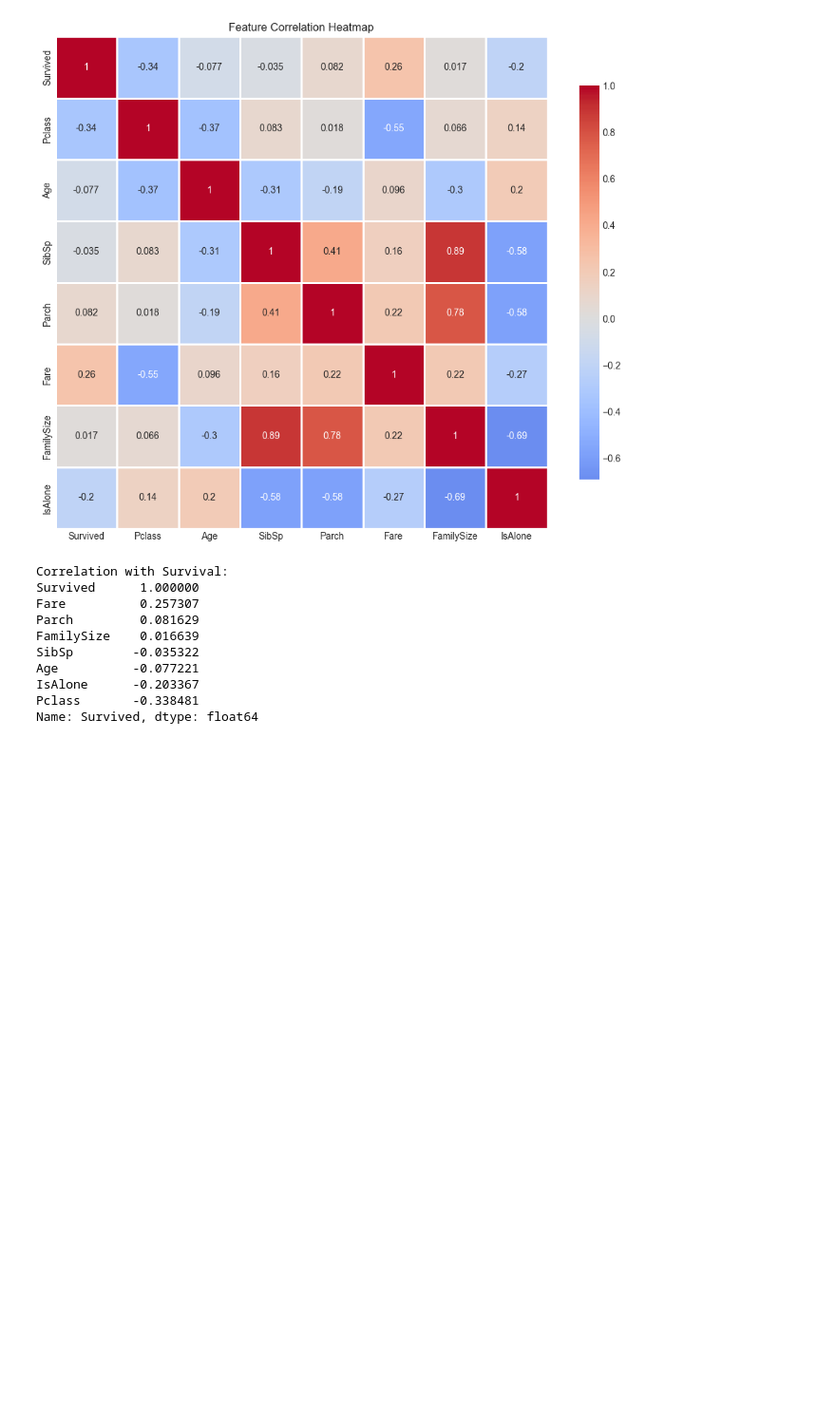
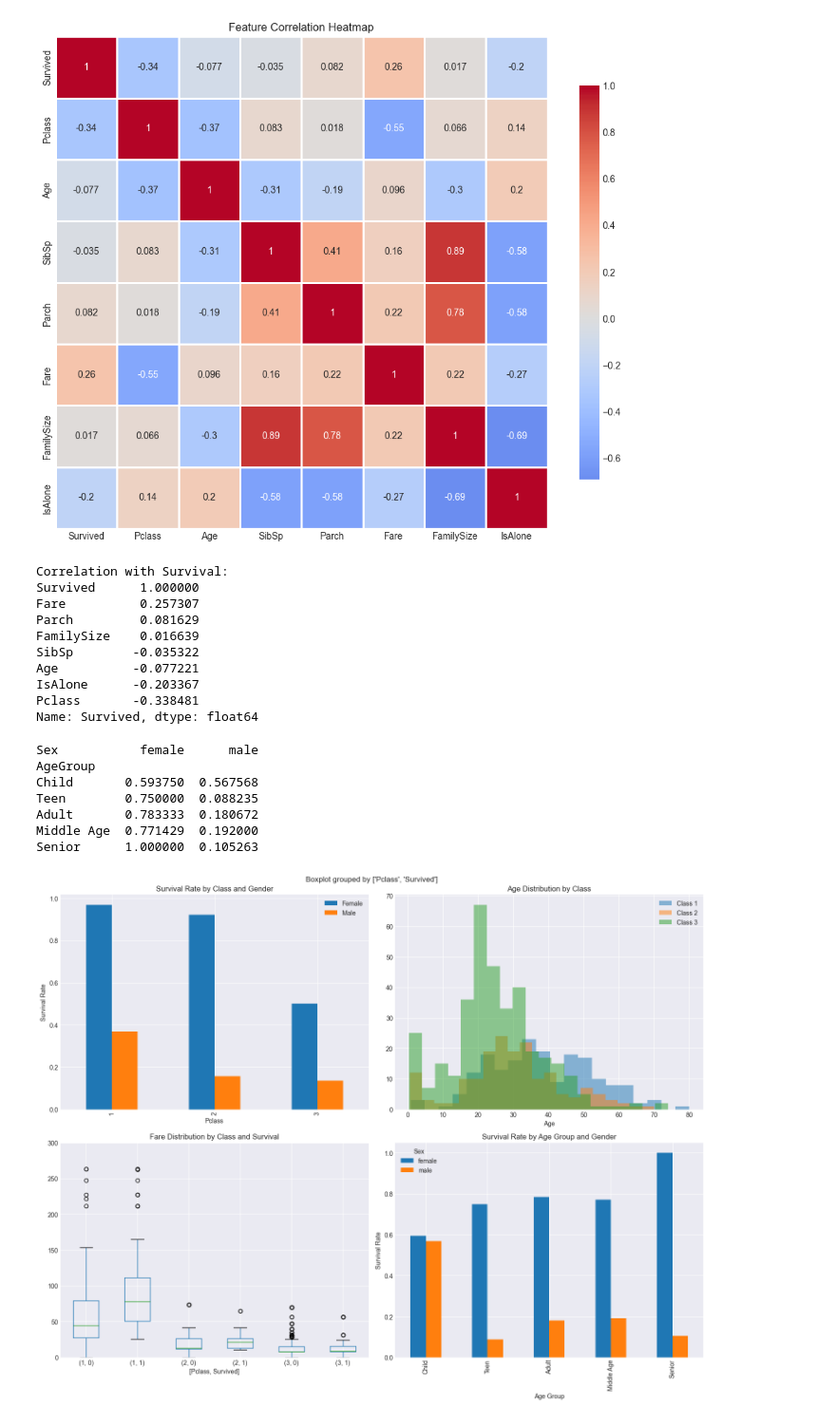
Before and after one commit to ka4en3/titanic-eda, a Jupyter notebook: titanic_eda.ipynb, the cells around one changed output. Shown at 95% size. Cells and saved outputs as stored; diff of their text form; code cells hidden in the pictures; blank space fills up the shorter version.

Commit message:
add Multivariate analysis

```diff
--- a/titanic_eda.ipynb
+++ b/titanic_eda.ipynb
@@ -388,3 +388,49 @@ Age          -0.077221
 IsAlone      -0.203367
 Pclass       -0.338481
 Name: Survived, dtype: float64
+# %%
+# Cell 12: Multivariate analysis
+# Create a comprehensive visualization
+fig, axes = plt.subplots(2, 2, figsize=(15, 12))
+
+# 1. Survival by Class and Gender
+survival_by_class_gender = df.groupby(['Pclass', 'Sex'])["Survived"].mean().unstack()
+survival_by_class_gender.plot(kind='bar', ax=axes[0, 0])
+axes[0, 0].set_title('Survival Rate by Class and Gender')
+axes[0, 0].set_ylabel('Survival Rate')
+axes[0, 0].legend(['Female', 'Male'])
+
+# 2. Age distribution by Class
+for pclass in sorted(df['Pclass'].unique()):
+    df[df['Pclass'] == pclass]['Age'].hist(bins=20, alpha=0.5,
+                                           label=f'Class {pclass}', ax=axes[0, 1])
+axes[0, 1].set_title('Age Distribution by Class')
+axes[0, 1].set_xlabel('Age')
+axes[0, 1].legend()
+
+# 3. Fare by Class and Survival
+df.boxplot(column='Fare', by=['Pclass', 'Survived'], ax=axes[1, 0])
+axes[1, 0].set_title('Fare Distribution by Class and Survival')
+axes[1, 0].set_ylim(0, 300)
+
+# 4. Survival by Age Groups and Gender
+df['AgeGroup'] = pd.cut(df['Age'], bins=[0, 12, 18, 35, 60, 100],
+                        labels=['Child', 'Teen', 'Adult', 'Middle Age', 'Senior'])
+age_gender_survival = df.groupby(['AgeGroup', 'Sex'])['Survived'].mean().unstack()
+print(age_gender_survival)
+age_gender_survival.plot(kind='bar', ax=axes[1, 1])
+axes[1, 1].set_title('Survival Rate by Age Group and Gender')
+axes[1, 1].set_ylabel('Survival Rate')
+axes[1, 1].set_xlabel('Age Group')
+
+plt.tight_layout()
+plt.show()
+# %% [output]
+Sex           female      male
+AgeGroup
+Child       0.593750  0.567568
+Teen        0.750000  0.088235
+Adult       0.783333  0.180672
+Middle Age  0.771429  0.192000
+Senior      1.000000  0.105263
+[figure, added]
```
